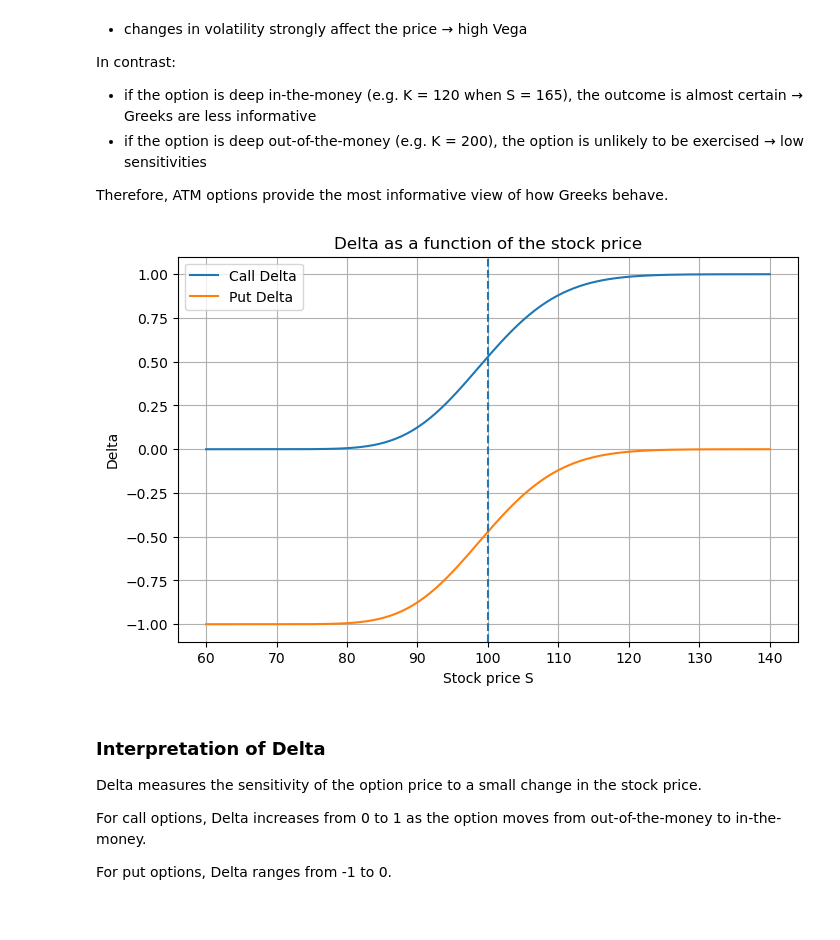
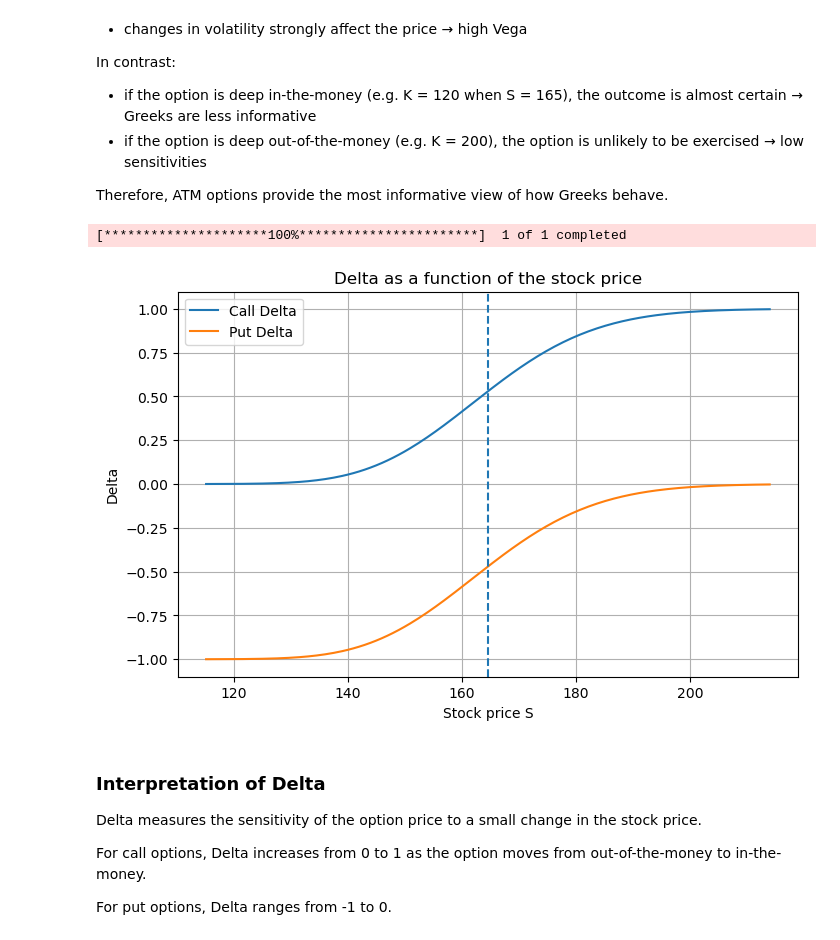
Before and after one commit to nicolasmarveaux456-hue/airbus_option_pricing, a Jupyter notebook: notebooks/02_greeks.ipynb, the cells around one changed output. Drawn from its saved outputs; the diff is of its cells as text; code cells hidden in the pictures.

Commit message:
feat: analytical greeks of Airbus with plots

```diff
--- a/notebooks/02_greeks.ipynb
+++ b/notebooks/02_greeks.ipynb
@@ -114,32 +116,42 @@ In contrast:
 
 Therefore, ATM options provide the most informative view of how Greeks behave.
 # %%
-# Base parameters
-S0 = 100
-K = 100      # ATM strike
+# Base parameters - Airbus market inputs
+
+airbus = yf.download("AIR.PA", period="2y", auto_adjust=False)
+airbus = airbus[["Adj Close"]].dropna()
+
+airbus["log_return"] = np.log(airbus["Adj Close"] / airbus["Adj Close"].shift(1))
+airbus["vol_20d"] = airbus["log_return"].rolling(20).std() * np.sqrt(252)
+airbus = airbus.dropna()
+
+S0 = float(airbus["Adj Close"].iloc[-1])
+K = S0                  # ATM strike based on Airbus
 r = 0.02
-sigma = 0.25
+sigma = float(airbus["vol_20d"].iloc[-1])
 T = 30 / 252
+# %% [output]
+[*********************100%***********************]  1 of 1 completed
 # %%
 # Delta as a function of the stock price
 
-S_values = np.linspace(60, 140, 200)
+S_values = np.linspace(0.7 * S0, 1.3 * S0, 200)
 
 delta_call_values = [delta_call(S, K, T, r, sigma) for S in S_values]
 delta_put_values = [delta_put(S, K, T, r, sigma) for S in S_values]
 
 plt.figure(figsize=(8,5))
 plt.plot(S_values, delta_call_values, label="Call Delta")
 plt.plot(S_values, delta_put_values, label="Put Delta")
 plt.axvline(K, linestyle="--")
 plt.title("Delta as a function of the stock price")
 plt.xlabel("Stock price S")
 plt.ylabel("Delta")
 plt.legend()
 plt.grid(True)
 plt.show()
 # %% [output]
-[figure, old version]
+[figure, new version]
 # %% [markdown]
 ### Interpretation of Delta
 
```
Also changed, not shown: parts of 4 cells of this notebook.
